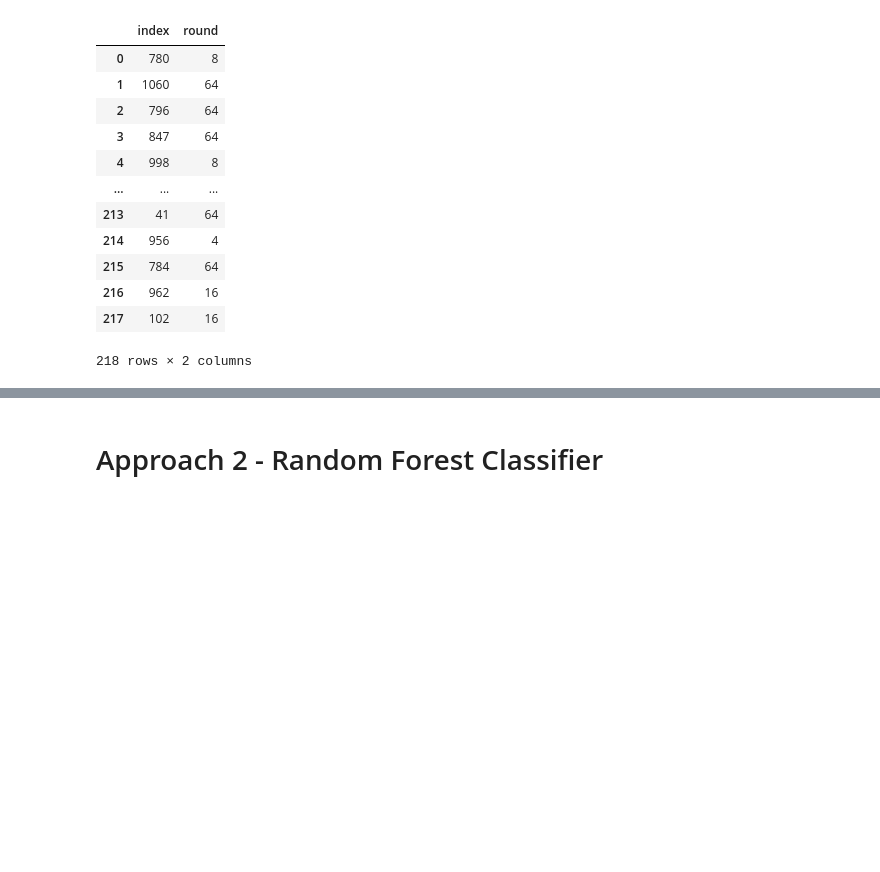
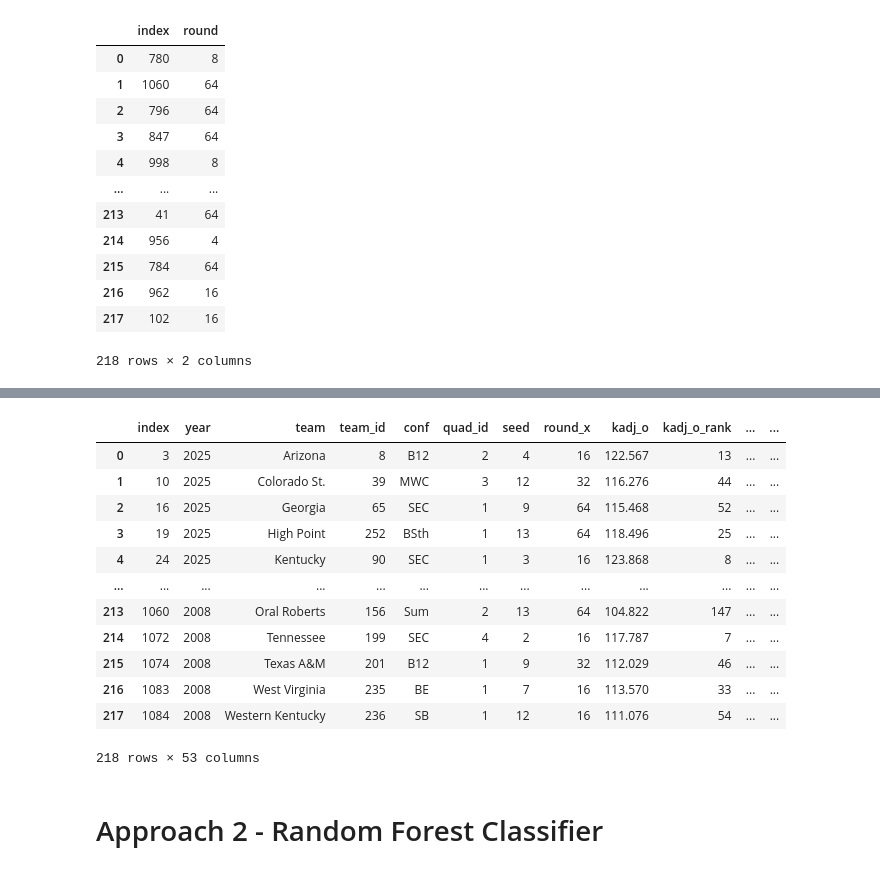
Before and after one commit to baywigg/DS3001Group, a Jupyter notebook: results.ipynb, the cells around one changed output, grey strips where cells are left out. Drawn from its saved outputs; the diff is of its cells as text; code cells hidden in the pictures; blank space fills up the shorter version.

```diff
--- a/results.ipynb
+++ b/results.ipynb
@@ -249,3 +266,20 @@ y_test_indexed
+# %%
+log_analysis_df = pd.merge(lr_df_indexed, y_test_indexed, on = "index", how = "inner")
+log_analysis_df
+# %% [output]
+|  | index | year | team | team_id | conf | quad_id | seed | round_x | kadj_o | kadj_o_rank | ... | ... |
+| 0 | 3 | 2025 | Arizona | 8 | B12 | 2 | 4 | 16 | 122.567 | 13 | ... | ... |
+| 1 | 10 | 2025 | Colorado St. | 39 | MWC | 3 | 12 | 32 | 116.276 | 44 | ... | ... |
+| 2 | 16 | 2025 | Georgia | 65 | SEC | 1 | 9 | 64 | 115.468 | 52 | ... | ... |
+| 3 | 19 | 2025 | High Point | 252 | BSth | 1 | 13 | 64 | 118.496 | 25 | ... | ... |
+| 4 | 24 | 2025 | Kentucky | 90 | SEC | 1 | 3 | 16 | 123.868 | 8 | ... | ... |
+| ... | ... | ... | ... | ... | ... | ... | ... | ... | ... | ... | ... | ... |
+| 213 | 1060 | 2008 | Oral Roberts | 156 | Sum | 2 | 13 | 64 | 104.822 | 147 | ... | ... |
+| 214 | 1072 | 2008 | Tennessee | 199 | SEC | 4 | 2 | 16 | 117.787 | 7 | ... | ... |
+| 215 | 1074 | 2008 | Texas A&M | 201 | B12 | 1 | 9 | 32 | 112.029 | 46 | ... | ... |
+| 216 | 1083 | 2008 | West Virginia | 235 | BE | 1 | 7 | 16 | 113.570 | 33 | ... | ... |
+| 217 | 1084 | 2008 | Western Kentucky | 236 | SB | 1 | 12 | 16 | 111.076 | 54 | ... | ... |
+218 rows × 53 columns
 # %% [markdown]
 # Approach 2 - Random Forest Classifier
 # %%
```
Also changed, not shown: parts of 1 cell of this notebook.
